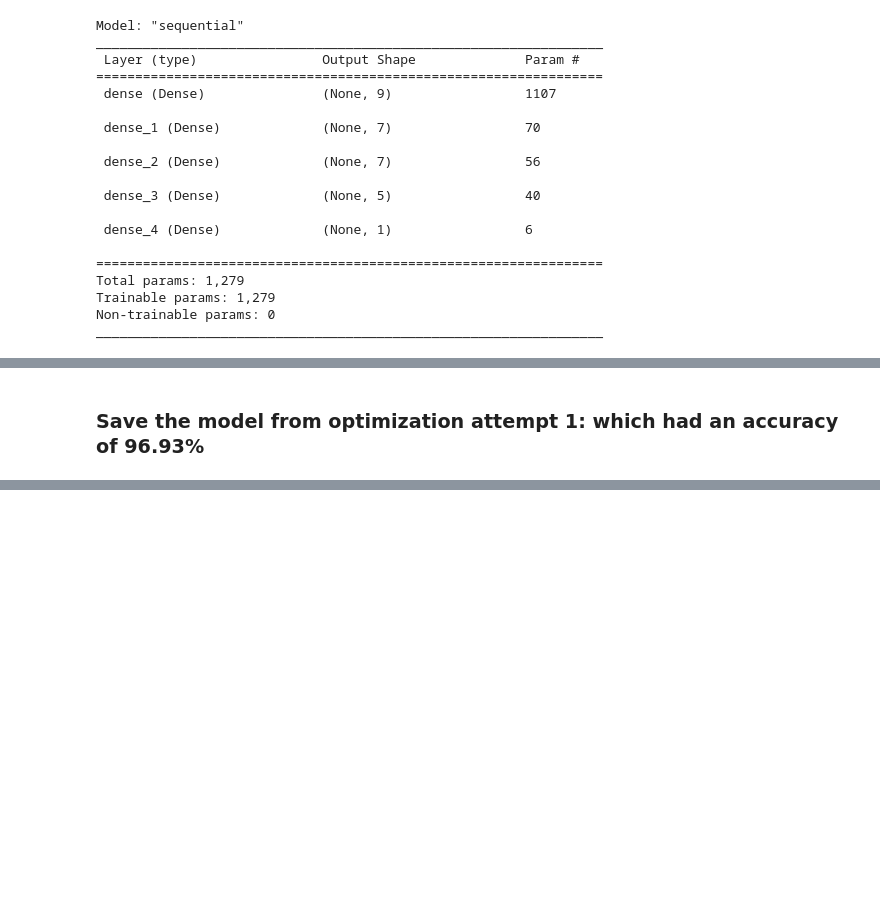
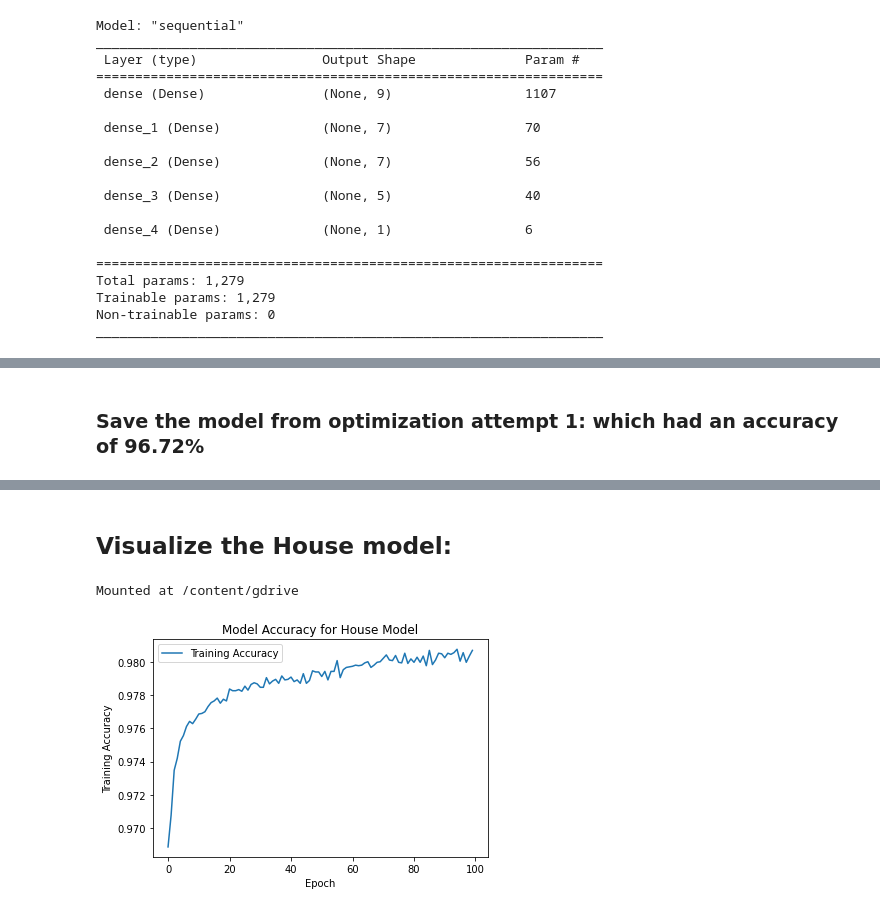
Before and after one commit to JJERANEK/Project-4, a Jupyter notebook: etl_ml_notebooks/house_ml_optimization.ipynb, the cells around one changed output, grey strips where cells are left out. Saved outputs shown, nothing was run; the diff lists cells and outputs as text; code cells hidden in the pictures; blank space fills up the shorter version.

Commit message:
Updated ml nbs and added model images

```diff
--- a/etl_ml_notebooks/house_ml_optimization.ipynb
+++ b/etl_ml_notebooks/house_ml_optimization.ipynb
@@ -339,5 +308,5 @@ Loss: 0.1298, Accuracy: 0.9693
 # %% [markdown]
-### Save the model from optimization attempt 1: which had an accuracy of 96.93%
+### Save the model from optimization attempt 1: which had an accuracy of 96.72%
 # %%
 # Export the model from optimization attempt 2 to HDF5 file
 from google.colab import files
@@ -356,3 +325,25 @@ files.download(f'{output_filepath}/house_scaler.bin')
 [interactive output not drawn]
 [interactive output not drawn]
 [interactive output not drawn]
+# %% [markdown]
+## Visualize the House model:
+# %%
+## Visualize the House model:
+# Read in the House Model:
+from google.colab import drive
+drive.mount('/content/gdrive')
+from google.colab import files
+output_filepath = "/content/gdrive/MyDrive/DataClassNotebooks/Project-4/output"
+# %% [output]
+Mounted at /content/gdrive
+# %%
+# Plot the accuracy of the training and testing for the senate_model:
+plt.plot(fit_model.history['accuracy'])
+plt.title('Model Accuracy for House Model')
+plt.ylabel('Training Accuracy')
+plt.xlabel('Epoch')
+plt.legend(["Training Accuracy"], loc='upper left')
+plt.savefig(f'{output_filepath}/house_model_accuracy.png', bbox_inches='tight')
+plt.show()
+# %% [output]
+[figure, added]
```
Also changed, not shown: parts of 8 cells of this notebook, 7 other files.
